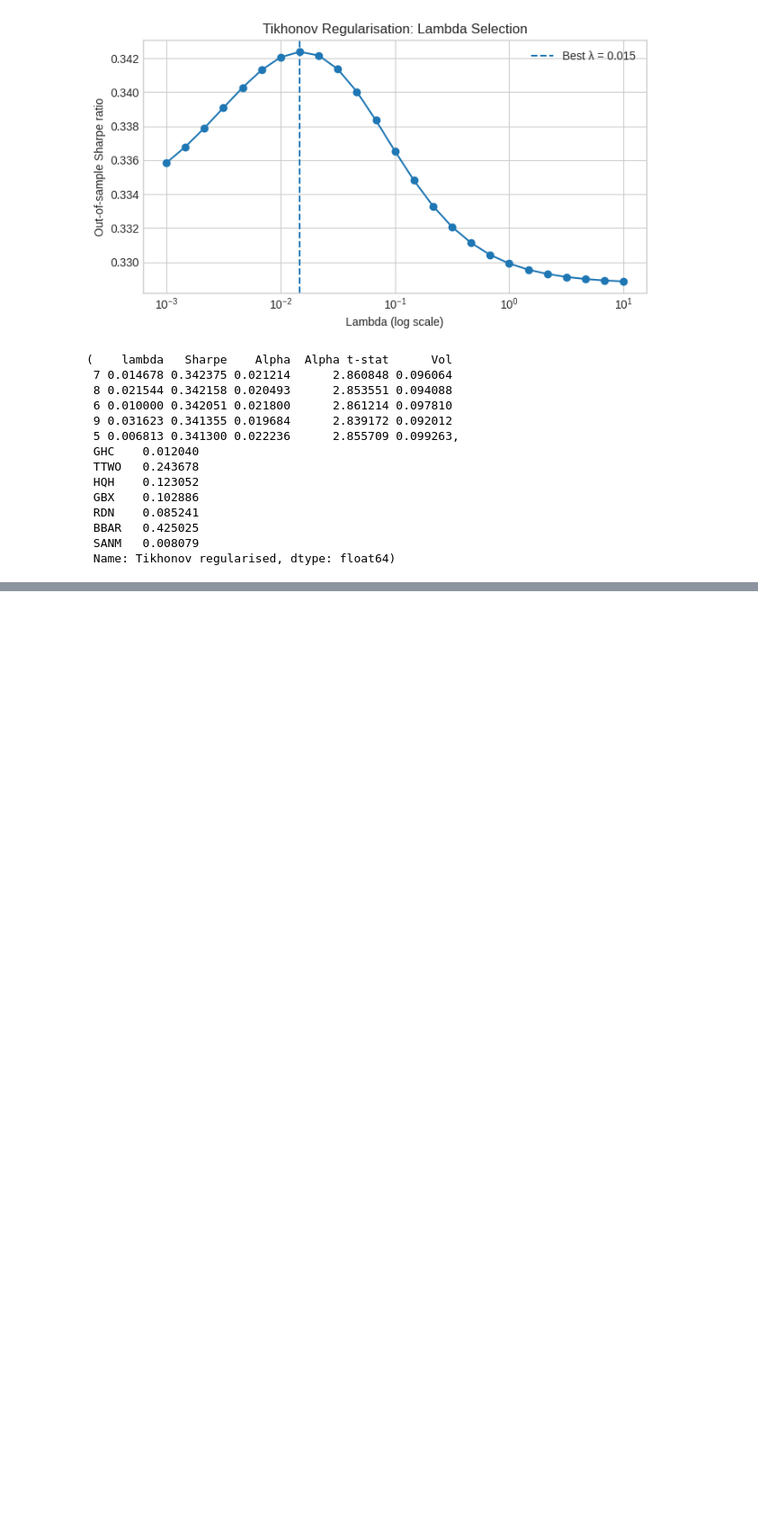
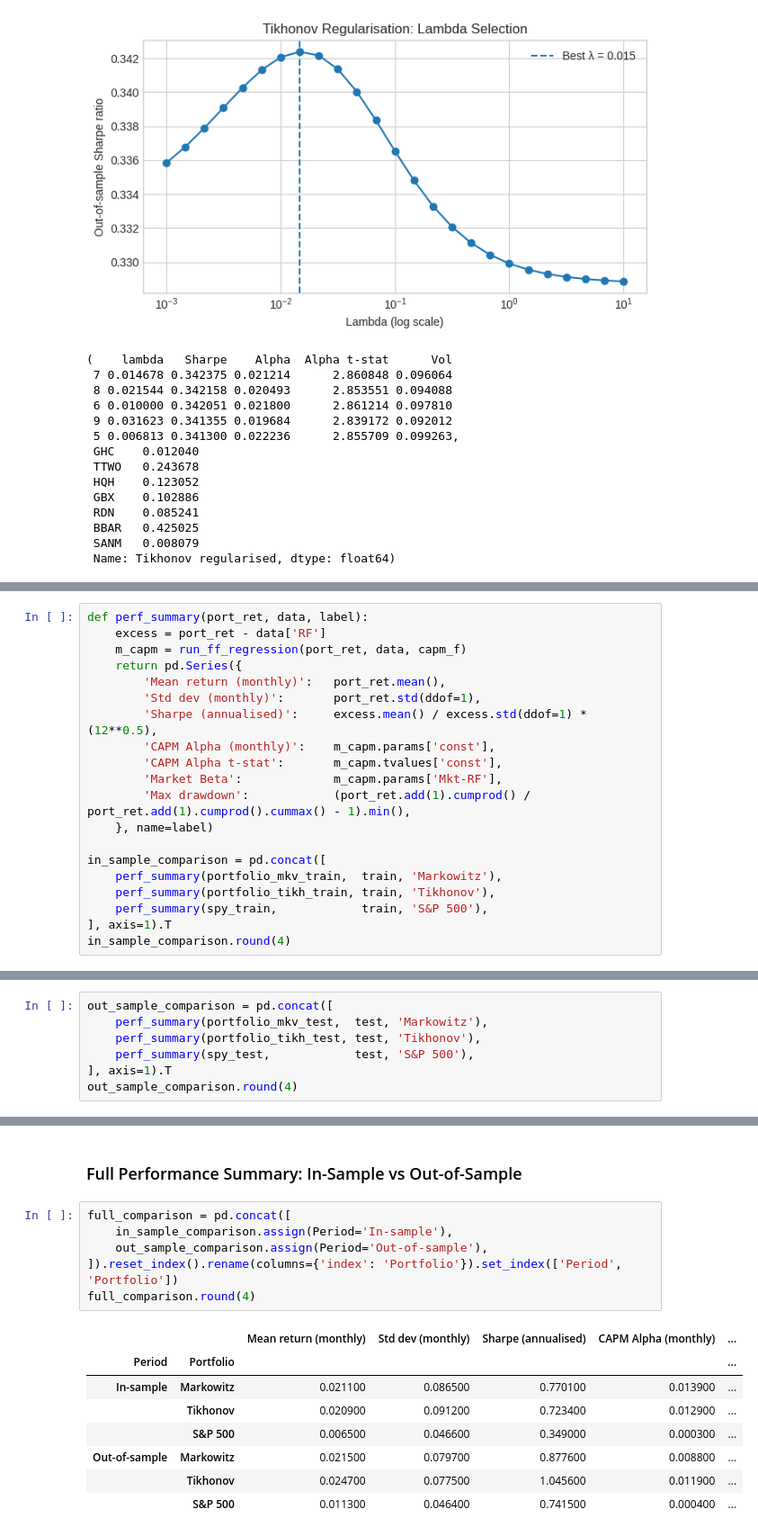
Before and after one commit to dwel760/A12Repository, a Jupyter notebook: A12/A12Notebook.ipynb, the cells around one changed output, grey strips where cells are left out. Shown at 90% size. Saved outputs shown, nothing was run; the diff lists cells and outputs as text; blank space fills up the shorter version.

```diff
--- a/A12/A12Notebook.ipynb
+++ b/A12/A12Notebook.ipynb
@@ -955,0 +770,20 @@ technical_selection
+# %%
+def perf_summary(port_ret, data, label):
+    excess = port_ret - data['RF']
+    m_capm = run_ff_regression(port_ret, data, capm_f)
+    return pd.Series({
+        'Mean return (monthly)':   port_ret.mean(),
+        'Std dev (monthly)':       port_ret.std(ddof=1),
+        'Sharpe (annualised)':     excess.mean() / excess.std(ddof=1) * (12**0.5),
+        'CAPM Alpha (monthly)':    m_capm.params['const'],
+        'CAPM Alpha t-stat':       m_capm.tvalues['const'],
+        'Market Beta':             m_capm.params['Mkt-RF'],
+        'Max drawdown':            (port_ret.add(1).cumprod() / port_ret.add(1).cumprod().cummax() - 1).min(),
+    }, name=label)
+
+in_sample_comparison = pd.concat([
+    perf_summary(portfolio_mkv_train,  train, 'Markowitz'),
+    perf_summary(portfolio_tikh_train, train, 'Tikhonov'),
+    perf_summary(spy_train,            train, 'S&P 500'),
+], axis=1).T
+in_sample_comparison.round(4)
@@ -955,0 +908,7 @@ technical_selection
+# %%
+out_sample_comparison = pd.concat([
+    perf_summary(portfolio_mkv_test,  test, 'Markowitz'),
+    perf_summary(portfolio_tikh_test, test, 'Tikhonov'),
+    perf_summary(spy_test,            test, 'S&P 500'),
+], axis=1).T
+out_sample_comparison.round(4)
@@ -955,0 +936,17 @@ technical_selection
+# %% [markdown]
+### Full Performance Summary: In-Sample vs Out-of-Sample
+# %%
+full_comparison = pd.concat([
+    in_sample_comparison.assign(Period='In-sample'),
+    out_sample_comparison.assign(Period='Out-of-sample'),
+]).reset_index().rename(columns={'index': 'Portfolio'}).set_index(['Period', 'Portfolio'])
+full_comparison.round(4)
+# %% [output]
+|  |  | Mean return (monthly) | Std dev (monthly) | Sharpe (annualised) | CAPM Alpha (monthly) | ... |
+| Period | Portfolio |  |  |  |  | ... |
+| In-sample | Markowitz | 0.021100 | 0.086500 | 0.770100 | 0.013900 | ... |
+|  | Tikhonov | 0.020900 | 0.091200 | 0.723400 | 0.012900 | ... |
+|  | S&P 500 | 0.006500 | 0.046600 | 0.349000 | 0.000300 | ... |
+| Out-of-sample | Markowitz | 0.021500 | 0.079700 | 0.877600 | 0.008800 | ... |
+|  | Tikhonov | 0.024700 | 0.077500 | 1.045600 | 0.011900 | ... |
+|  | S&P 500 | 0.011300 | 0.046400 | 0.741500 | 0.000400 | ... |
```
Also changed, not shown: parts of 35 cells of this notebook.
